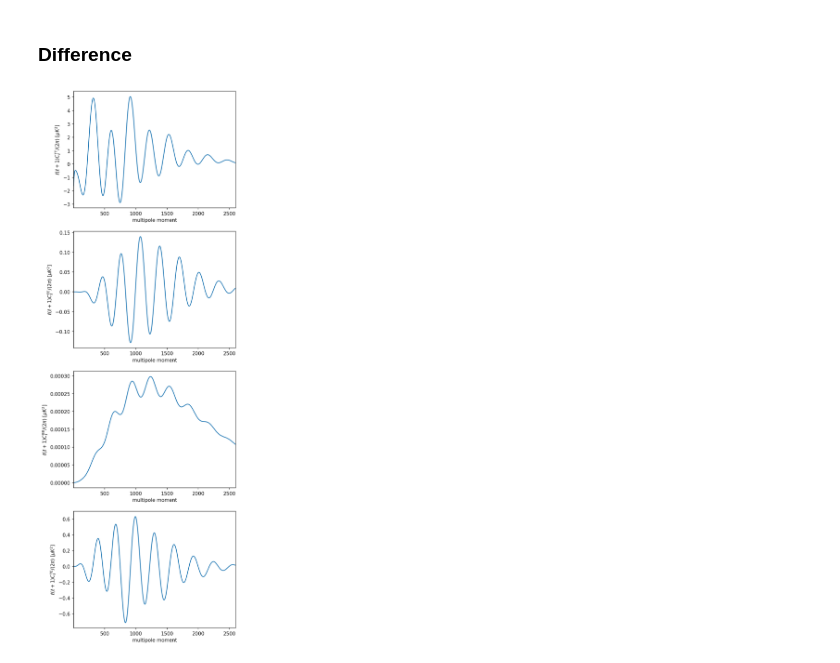
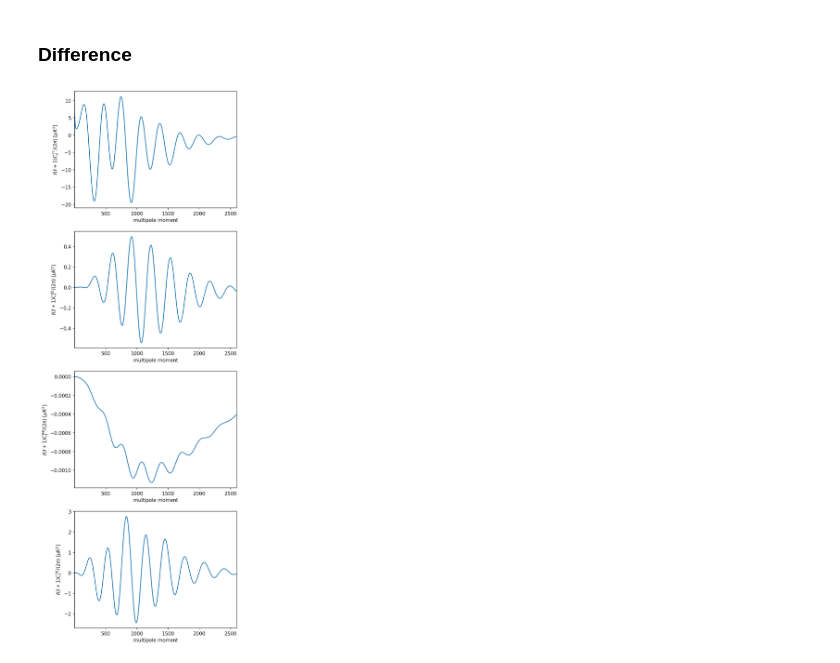
Before and after one commit to dlehdgk/CAMB_DE_beta, a Jupyter notebook: beta_test.ipynb, the cells around one changed output. Saved outputs shown, nothing was run; the diff lists cells and outputs as text; code cells hidden in the pictures.

```diff
--- a/beta_test.ipynb
+++ b/beta_test.ipynb
@@ -9,22 +9,19 @@ import numpy as np
 # %%
-lcdm = camb.read_ini("./inifiles/beta_test.ini")
-lcdm_results = camb.get_results(lcdm)
-lcdm_powers = lcdm_results.get_cmb_power_spectra(lcdm, CMB_unit="muK")
-lcdm_Cl = lcdm_powers["total"]
-lmax = lcdm_Cl.shape[0] - 1
-aL = np.arange(lcdm_Cl.shape[0])
+beta = camb.read_ini("./inifiles/beta_test.ini")
+beta_results = camb.get_results(beta)
+beta_powers = beta_results.get_cmb_power_spectra(beta, CMB_unit="muK")
+beta_Cl = beta_powers["total"]
+lmax = beta_Cl.shape[0] - 1
+aL = np.arange(beta_Cl.shape[0])
 # %% [markdown]
 ## CPL parameterisation
 # %%
-# wa = 0.02
-# beta = 1
+log = beta
+log.DarkEnergy.wa = 0.02
+log.DarkEnergy.beta_DE = -1
 
-cpl = lcdm
-cpl.DarkEnergy.wa = 0.02
-cpl.DarkEnergy.beta_DE = 1
-
-cpl_results = camb.get_results(cpl)
-cpl_powers = cpl_results.get_cmb_power_spectra(cpl, CMB_unit="muK")
-cpl_Cl = cpl_powers["total"]
+log_results = camb.get_results(log)
+log_powers = log_results.get_cmb_power_spectra(log, CMB_unit="muK")
+log_Cl = log_powers["total"]
 # %% [output]
  Warning: Integrate_Romberg failed to converge;
@@ -52,11 +49,11 @@ for pindx, ll in zip(range(4), ["TT", "EE", "BB", "TE"]):
 # %%
 fig = plt.figure(figsize=(6, 20), dpi=150)
 for pindx, ll in zip(range(4), ["TT", "EE", "BB", "TE"]):
     ax = fig.add_subplot(4, 1, pindx + 1)
     # starting from dipole onwards
     ax.set_xlim(2, lmax)
     ax.set_xlabel("multipole moment")
     ax.set_ylabel("$\ell(\ell+1)C_\ell^{\\rm " + ll + "}/(2\pi)$ [$\mu{\\rm K}^2$]")
-    ax.plot(aL, lcdm_Cl[:, pindx] - cpl_Cl[:, pindx])
+    ax.plot(aL, beta_Cl[:, pindx] - log_Cl[:, pindx])
 # %% [output]
-[figure, old version]
+[figure, new version]
```
Also changed, not shown: parts of 3 cells of this notebook, 2 other files.
